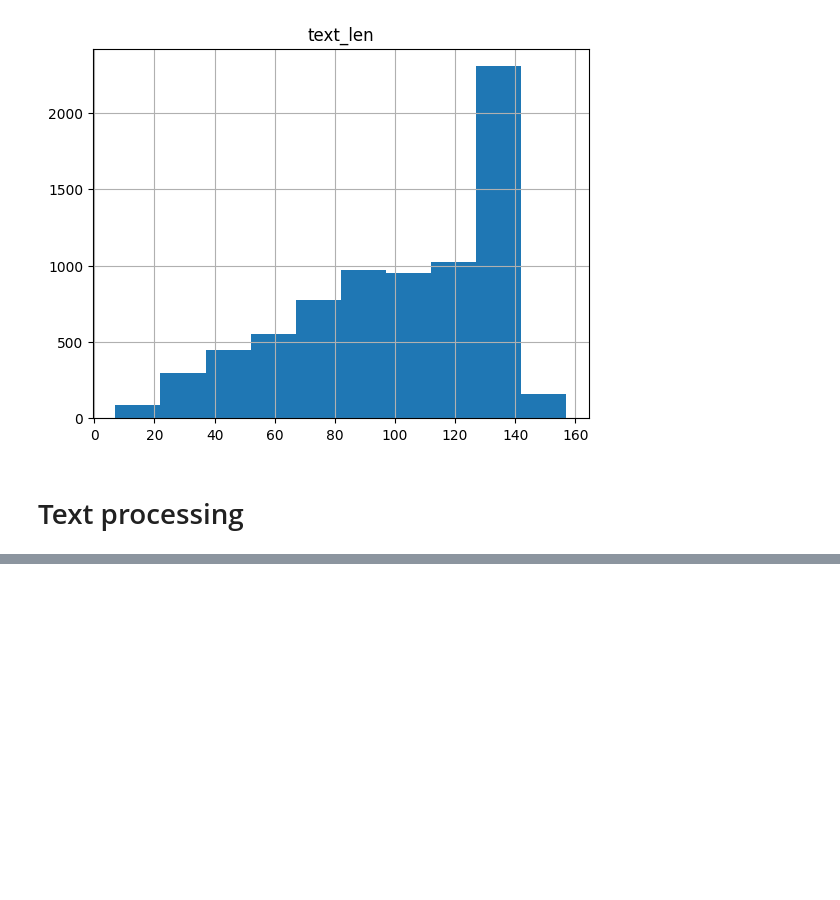
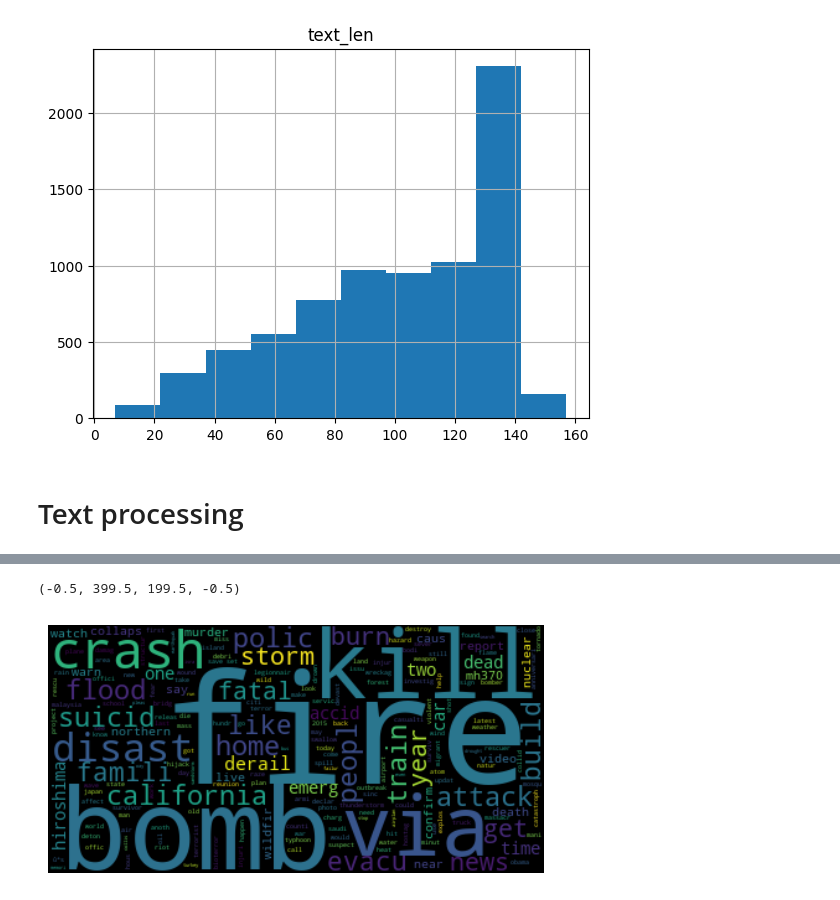
Before and after one commit to machbry/pyground, a Jupyter notebook: nlp/disaster_tweets.ipynb, the cells around one changed output, grey strips where cells are left out. Drawn from its saved outputs; the diff is of its cells as text; code cells hidden in the pictures; blank space fills up the shorter version.

Commit message:
corpus analysis

```diff
--- a/nlp/disaster_tweets.ipynb
+++ b/nlp/disaster_tweets.ipynb
@@ -115,0 +120,13 @@ without stopwords & with stemming :
+# %%
+corpus = {target: [] for target in data["target"].unique()}
+for tweet in data.itertuples():
+    corpus[tweet.target].extend(process_words(tokenize_text(tweet.text)))
+# %%
+freq_dist = {}
+for target, tokens in corpus.items():
+    freq_dist_target = nltk.FreqDist(tokens)
+    print(f"Most commons tokens for {'disaster tweets' if target == 1 else 'other tweets'} :")
+    print(freq_dist_target.most_common(15))
+    print(f"Total of {len(freq_dist_target.keys())} different tokens with {len(freq_dist_target.hapaxes())} only appearing once\n")
+
+    freq_dist[target] = freq_dist_target
@@ -115,0 +141,7 @@ without stopwords & with stemming :
+# %%
+wordcloud_disaster = WordCloud().generate_from_frequencies(freq_dist[1])
+plt.imshow(wordcloud_disaster, interpolation='bilinear')
+plt.axis("off")
+# %% [output]
+(-0.5, 399.5, 199.5, -0.5)
+[figure, added]
```
Also changed, not shown: parts of 5 cells of this notebook, 1 other file.
